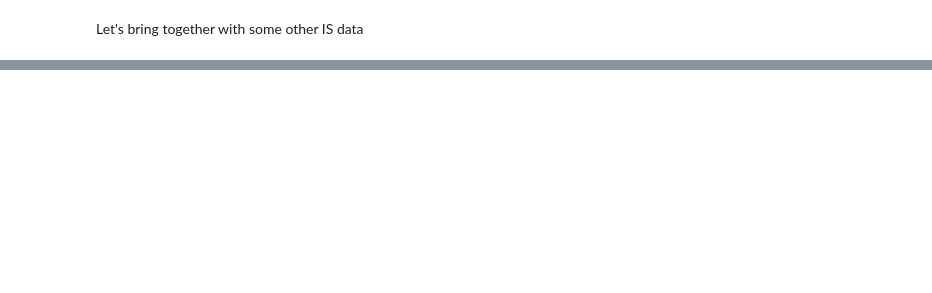
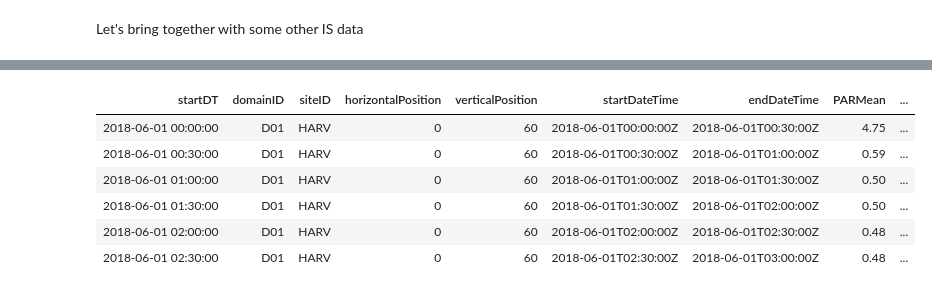
Before and after one commit to cklunch/sandbox, a Jupyter notebook: EC_HDF/EC_data_explore.ipynb, the cells around one changed output, grey strips where cells are left out. Saved outputs shown, nothing was run; the diff lists cells and outputs as text; code cells hidden in the pictures; blank space fills up the shorter version.

```diff
--- a/EC_HDF/EC_data_explore.ipynb
+++ b/EC_HDF/EC_data_explore.ipynb
@@ -184,3 +187,13 @@ head(flux$NIWO)
+# %%
+head(fx.pr)
+# %% [output]
+| startDT | domainID | siteID | horizontalPosition | verticalPosition | startDateTime | endDateTime | PARMean | ... |
+| 2018-06-01 00:00:00 | D01 | HARV | 0 | 60 | 2018-06-01T00:00:00Z | 2018-06-01T00:30:00Z | 4.75 | ... |
+| 2018-06-01 00:30:00 | D01 | HARV | 0 | 60 | 2018-06-01T00:30:00Z | 2018-06-01T01:00:00Z | 0.59 | ... |
+| 2018-06-01 01:00:00 | D01 | HARV | 0 | 60 | 2018-06-01T01:00:00Z | 2018-06-01T01:30:00Z | 0.50 | ... |
+| 2018-06-01 01:30:00 | D01 | HARV | 0 | 60 | 2018-06-01T01:30:00Z | 2018-06-01T02:00:00Z | 0.50 | ... |
+| 2018-06-01 02:00:00 | D01 | HARV | 0 | 60 | 2018-06-01T02:00:00Z | 2018-06-01T02:30:00Z | 0.48 | ... |
+| 2018-06-01 02:30:00 | D01 | HARV | 0 | 60 | 2018-06-01T02:30:00Z | 2018-06-01T03:00:00Z | 0.48 | ... |
 # %%
 plot(fx.pr$data.fluxCo2.nsae.flux~fx.pr$PARMean, pch=".")
 # %% [output]
```
Also changed, not shown: parts of 12 cells of this notebook.
